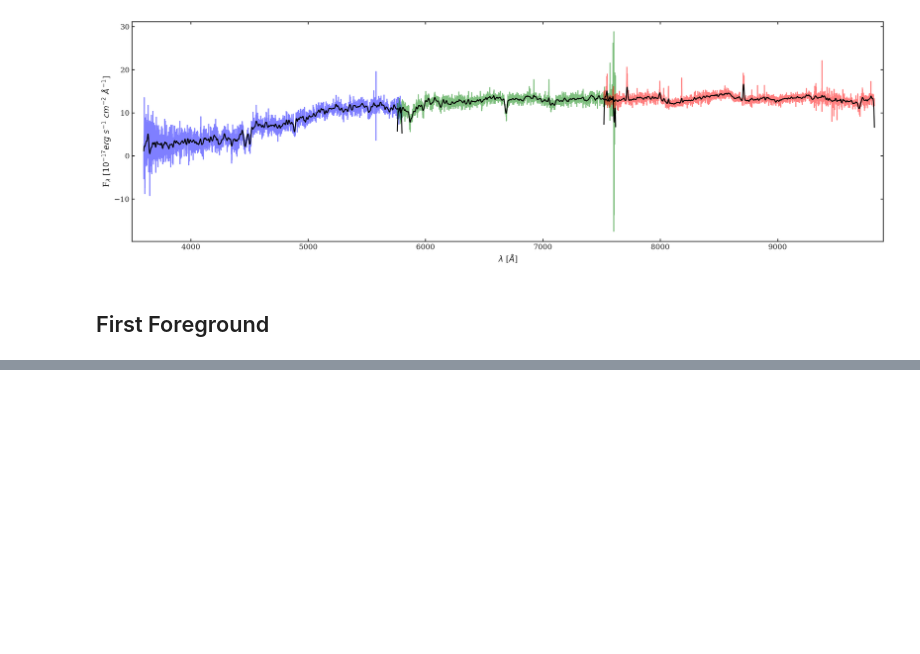
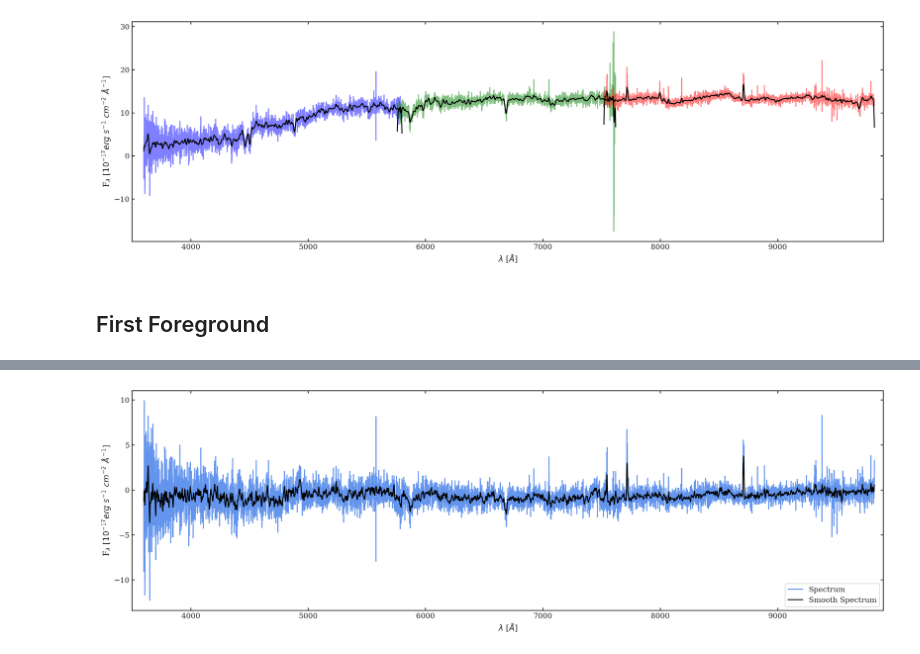
Before and after one commit to moustakas/fastspecfit-projects, a Jupyter notebook: speclens/plotSeparatedSpectra.ipynb, the cells around one changed output, grey strips where cells are left out. Saved outputs shown, nothing was run; the diff lists cells and outputs as text; code cells hidden in the pictures; blank space fills up the shorter version.

```diff
--- a/speclens/plotSeparatedSpectra.ipynb
+++ b/speclens/plotSeparatedSpectra.ipynb
@@ -99,0 +162,29 @@ read(filename, ext=None, extver=None, columns=None, rows=None, header=False, cas
+# %%
+def plotSpectrum(wave, flux, ax=None, smooth=True, **kwargs):
+    '''
+    Plot a spectrum from the wavelength and flux arrays
+
+    wave [Array] : array of the wavelengths
+    flux [Array] : array of fluxes
+    ax [Matplotlib Axes] : Existing Matplotlib axes object to plot on, default = None
+    '''
+
+    from astropy.convolution import convolve, Gaussian1DKernel
+
+    if not ax:
+        fig, ax = plt.subplots(figsize=(20,6))
+
+    ax.plot(wave, flux, label='Spectrum', **kwargs)
+    ax.set_xlim([3500, 9900])
+    ax.set_xlabel('$\lambda$ [$\AA$]')
+    ax.set_ylabel('F$_{\lambda}$ [$10^{-17} erg\ s^{-1}\ cm^{-2}\ \AA^{-1}$]')
+
+    # smooth if requested
+    if smooth:
+        ax.plot(wave, convolve(flux, Gaussian1DKernel(3)), color = 'k', label='Smooth Spectrum')
+
+    ax.legend()
+# %%
+plotSpectrum(wave, backFlux, color='cornflowerblue')
+# %% [output]
+[figure, added]
```
Also changed, not shown: parts of 9 cells of this notebook, 1 other file.
